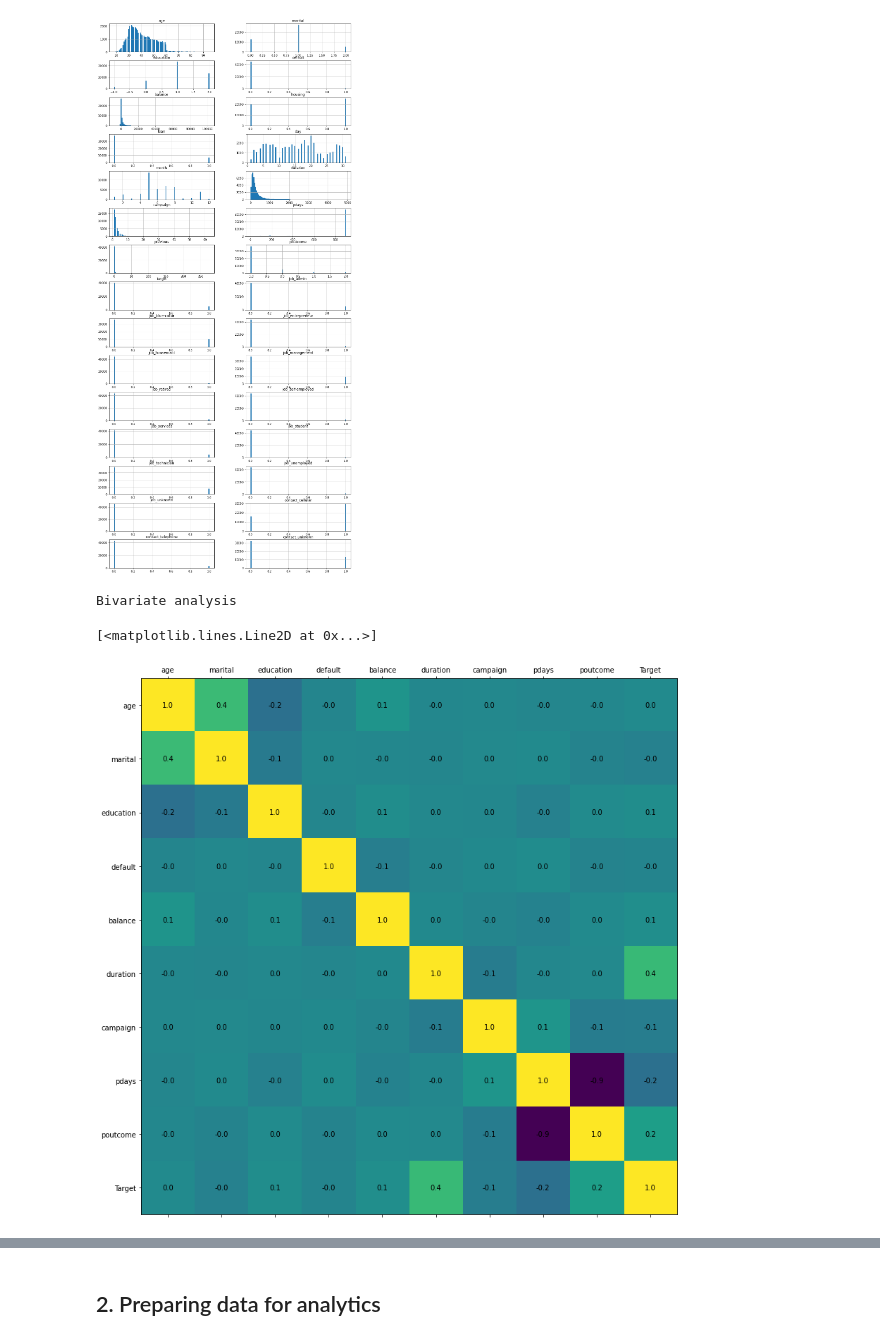
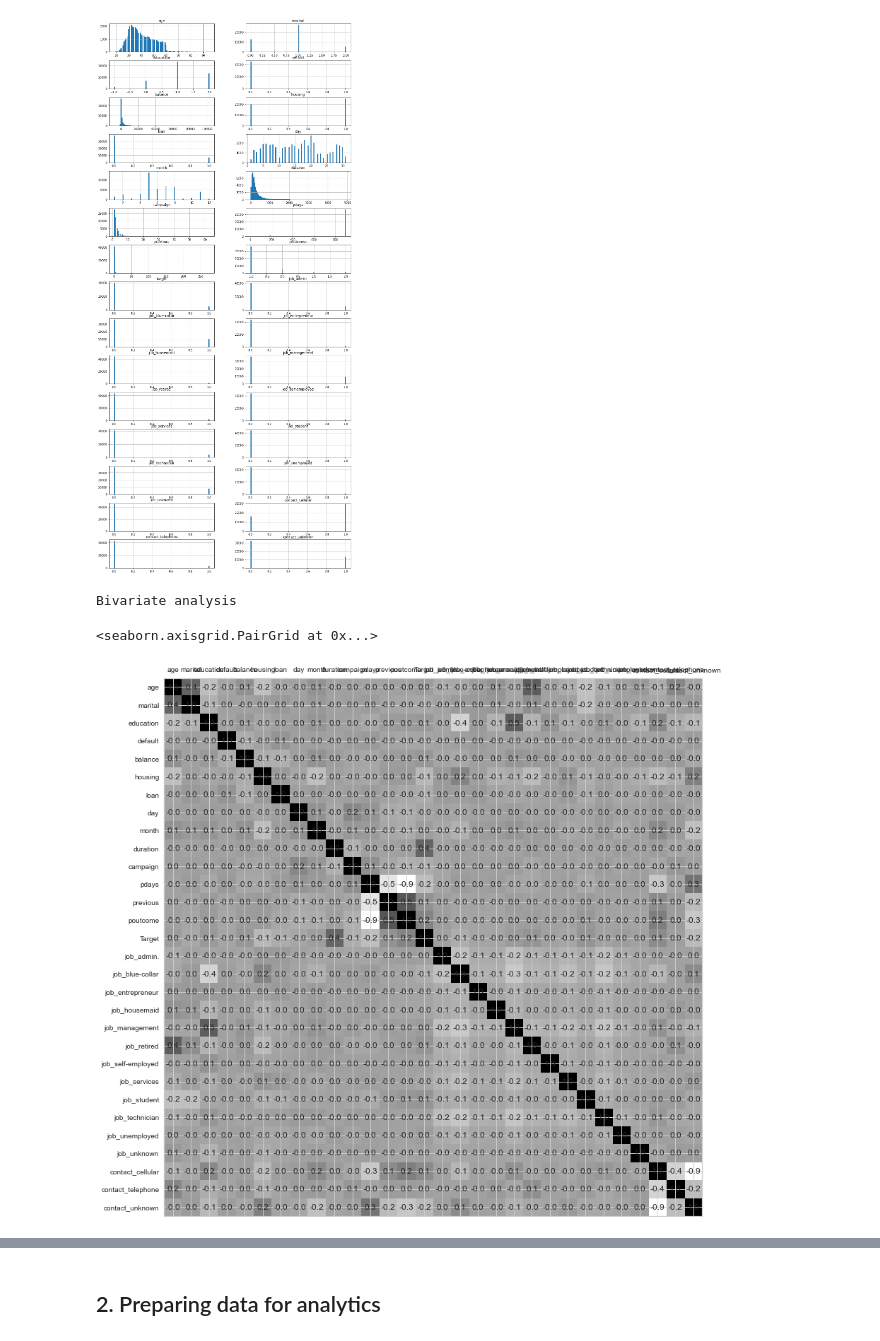
Before and after one commit to sjhamb31/AIML_GreatLearning, a Jupyter notebook: Ensemble_techniques_assignment3_Sjhamb.ipynb, the cells around one changed output, grey strips where cells are left out. Drawn from its saved outputs; the diff is of its cells as text; code cells hidden in the pictures.

```diff
--- a/Ensemble_techniques_assignment3_Sjhamb.ipynb
+++ b/Ensemble_techniques_assignment3_Sjhamb.ipynb
@@ -171,16 +171,15 @@ array([[<AxesSubplot:title={'center':'age'}>,
 # %%
 # Bivariate analysis
 print('Bivariate analysis\n')
-corr = data2.corr()
+corr = data.corr()
 fig, ax = plt.subplots(figsize=(14, 14))
 ax.matshow(corr)
 plt.xticks(range(len(corr.columns)), corr.columns)
 plt.yticks(range(len(corr.columns)), corr.columns)
 for (i, j), z in np.ndenumerate(corr):
     ax.text(j, i, '{:0.1f}'.format(z), ha='center', va='center')
-sns.pairplot(data2)
-plt.plot(data['pdays'], data['poutcome'])
+sns.pairplot(data)
 # %% [output]
 Bivariate analysis
-[<matplotlib.lines.Line2D at 0x...>]
+<seaborn.axisgrid.PairGrid at 0x...>
-[figure, old version]
+[figure, new version]
```
Also changed, not shown: parts of 17 cells of this notebook.
